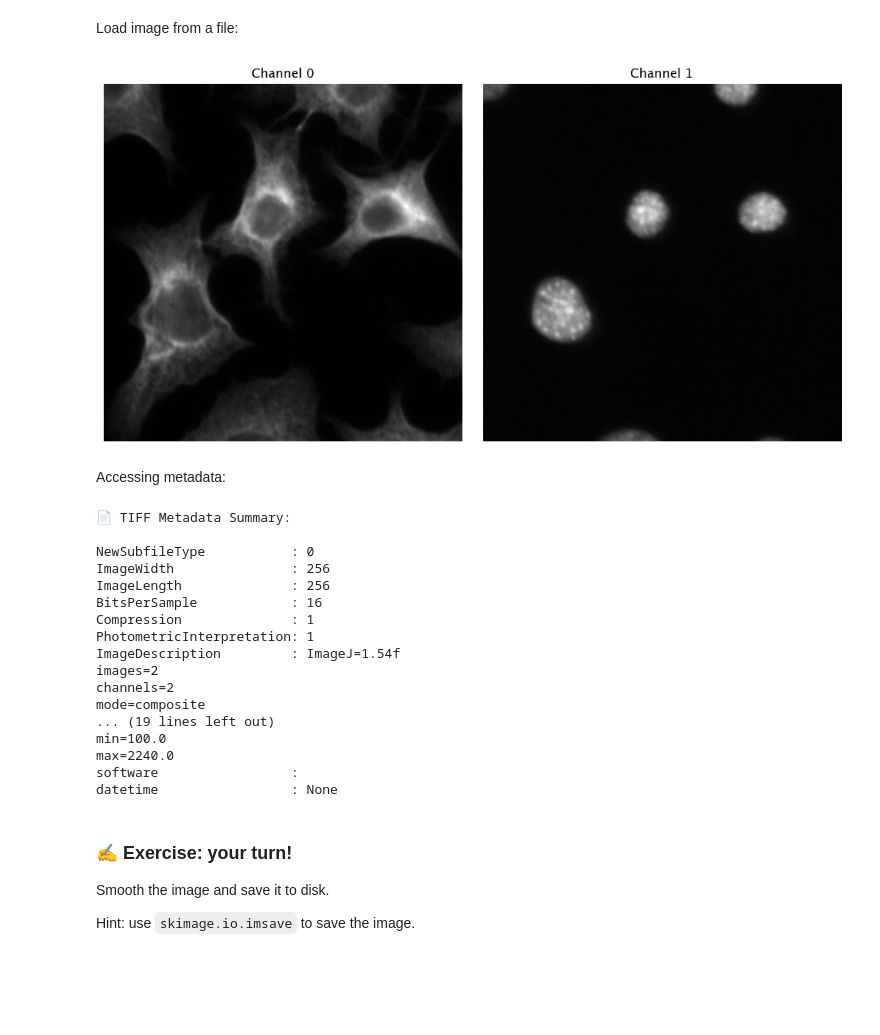
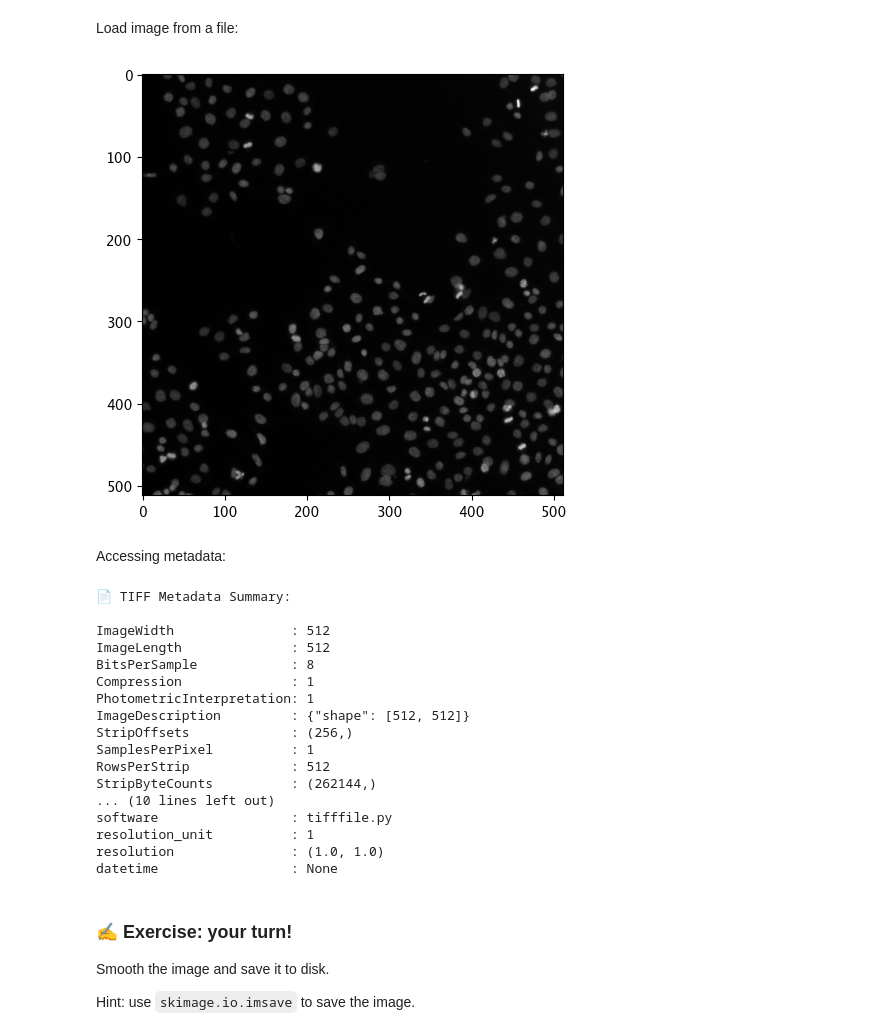
Before and after one commit to HMS-IAC/GBI-india, a Jupyter notebook: notebooks/02_Intro_to_Digital_Images.ipynb, the cells around one changed output. Drawn from its saved outputs; the diff is of its cells as text; code cells hidden in the pictures; blank space fills up the shorter version.

Commit message:
fix local file by only loading from skimage

```diff
--- a/notebooks/02_Intro_to_Digital_Images.ipynb
+++ b/notebooks/02_Intro_to_Digital_Images.ipynb
@@ -424,27 +424,26 @@ second line 2025-06-14 13:50:57.605721
 # %% [markdown]
 Load image from a file:
 # %%
+from skimage import data
+from skimage.io import imsave
+import pooch
+
+# Load the multi-channel 3D image
+image = data.human_mitosis()
+# save the image
+imsave('data/human_mitosis.tif', image)
+
 # load the image
-image = skimage.io.imread('data/cells.tif')
-
+image = skimage.io.imread('data/human_mitosis.tif')
 # Display
-fig, axes = plt.subplots(1, 2, figsize=(10, 5))
-
-axes[0].imshow(image[0], cmap='gray')
-axes[0].set_title("Channel 0")
-axes[0].axis('off')
-
-axes[1].imshow(image[1], cmap='gray')
-axes[1].set_title("Channel 1")
-axes[1].axis('off')
-
+plt.imshow(image, cmap='gray')
 plt.tight_layout()
 # %% [output]
-[figure, old version]
+[figure, new version]
 # %% [markdown]
 Accessing metadata:
 # %%
-img_reader = imageio.get_reader('data/cells.tif', format='tif')
+img_reader = imageio.get_reader('data/human_mitosis.tif', format='tif')
 
 # Get metadata for the first frame
 metadata = img_reader.get_meta_data(index=0)
@@ -460,20 +459,20 @@ for key, value in metadata.items():
 # %% [output]
 📄 TIFF Metadata Summary:
 
-NewSubfileType           : 0
-ImageWidth               : 256
-ImageLength              : 256
-BitsPerSample            : 16
+ImageWidth               : 512
+ImageLength              : 512
+BitsPerSample            : 8
 Compression              : 1
 PhotometricInterpretation: 1
-ImageDescription         : ImageJ=1.54f
-images=2
-channels=2
-mode=composite
-... (19 lines left out)
-min=100.0
-max=2240.0
-software                 :
+ImageDescription         : {"shape": [512, 512]}
+StripOffsets             : (256,)
+SamplesPerPixel          : 1
+RowsPerStrip             : 512
+StripByteCounts          : (262144,)
+... (10 lines left out)
+software                 : tifffile.py
+resolution_unit          : 1
+resolution               : (1.0, 1.0)
 datetime                 : None
 # %% [markdown]
 ### ✍️ Exercise: your turn!
```
Also changed, not shown: 2 other files.
